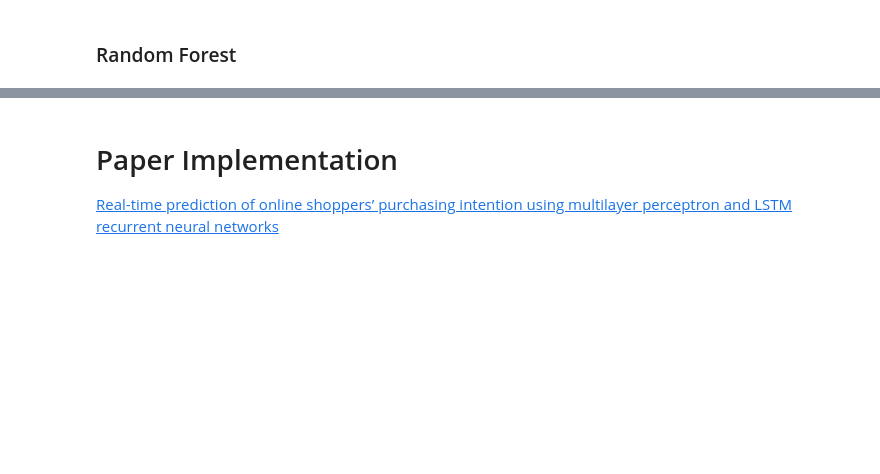
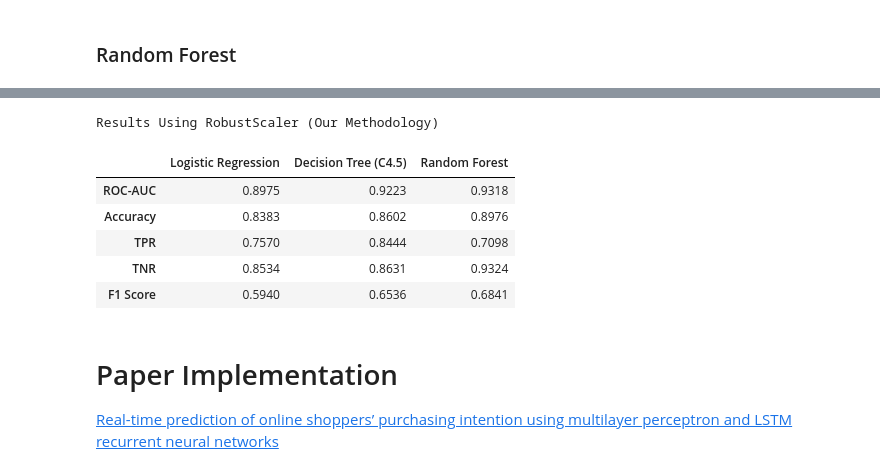
Before and after one commit to Engelbert107/Online-Shoppers-Purchase-Prediction, a Jupyter notebook: notebook/notebook_ospi-moai.ipynb, the cells around one changed output, grey strips where cells are left out. Drawn from its saved outputs; the diff is of its cells as text; code cells hidden in the pictures; blank space fills up the shorter version.

```diff
--- a/notebook/notebook_ospi-moai.ipynb
+++ b/notebook/notebook_ospi-moai.ipynb
@@ -1777,3 +1743,35 @@ Results Using StandardScaler (Our Methodology)
+# %%
+# Build summary table
+data_robust = {
+    "Logistic Regression": {"ROC-AUC": 0.8975, "Accuracy": 0.8383, "TPR": 0.7570, "TNR": 0.8534, "F1 Score": 0.5940},
+    "Decision Tree (C4.5)": {"ROC-AUC": 0.9223, "Accuracy": 0.8602, "TPR": 0.8444, "TNR": 0.8631, "F1 Score": 0.6536},
+    "Random Forest": {"ROC-AUC": 0.9318, "Accuracy": 0.8976, "TPR": 0.7098, "TNR": 0.9324, "F1 Score": 0.6841}
+}
+
+df_results_robust = pd.DataFrame(data_robust)
+
+styled_robust_df = (
+    df_results_robust.style
+        .highlight_max(axis=1, color="green")
+        .format("{:.4f}")
+        .set_caption("Results Using RobustScaler (Our Methodology)")
+        .set_table_styles([
+            {"selector": "caption",
+             "props": [("font-size", "18px"),
+                       ("font-weight", "bold"),
+                       ("text-align", "center")]}
+        ])
+)
+
+styled_robust_df
+# %% [output]
+Results Using RobustScaler (Our Methodology)
+|  | Logistic Regression | Decision Tree (C4.5) | Random Forest |
+| ROC-AUC | 0.8975 | 0.9223 | 0.9318 |
+| Accuracy | 0.8383 | 0.8602 | 0.8976 |
+| TPR | 0.7570 | 0.8444 | 0.7098 |
+| TNR | 0.8534 | 0.8631 | 0.9324 |
+| F1 Score | 0.5940 | 0.6536 | 0.6841 |
 # %% [markdown]
 # Paper Implementation
 
```
Also changed, not shown: parts of 17 cells of this notebook.
